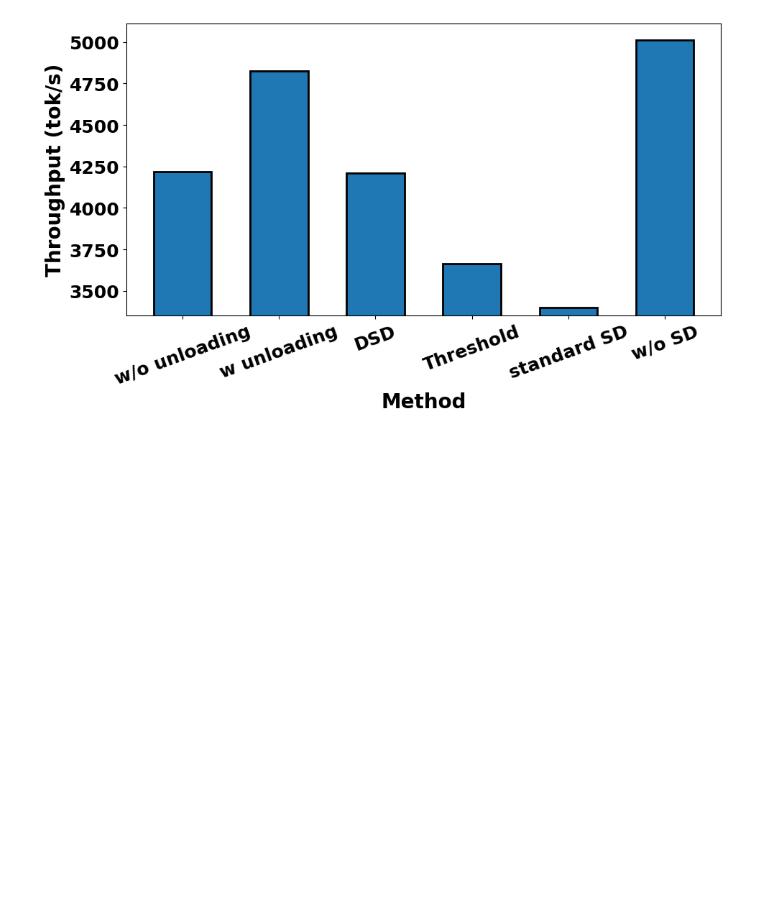
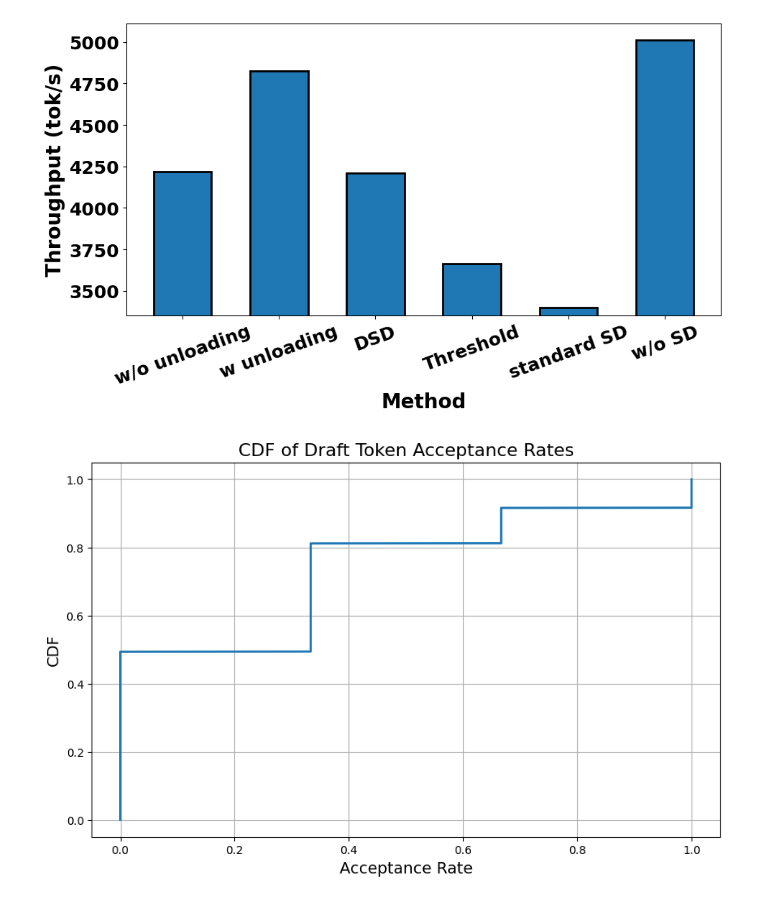
Before and after one commit to lihuahua123/vllm_speculative, a Jupyter notebook: exps/draw2.ipynb, the cells around one changed output. Drawn from its saved outputs; the diff is of its cells as text; code cells hidden in the pictures; blank space fills up the shorter version.

```diff
--- a/exps/draw2.ipynb
+++ b/exps/draw2.ipynb
@@ -772,3 +774,54 @@ plt.savefig('./figs/Ablation_experiment.pdf', dpi=400, bbox_inches='tight', pad_
 plt.show()
 # %% [output]
 [figure]
+# %%
+import pickle
+import os
+
+output_dir = "../confidence_history"
+
+# Load selected_target_probs
+with open(os.path.join(output_dir, "selected_target_probs.pkl"), "rb") as f:
+    selected_target_probs = pickle.load(f)
+
+# Load selected_draft_probs
+with open(os.path.join(output_dir, "selected_draft_probs.pkl"), "rb") as f:
+    selected_draft_probs = pickle.load(f)
+
+selected_target_probs_list = selected_target_probs
+selected_draft_probs_list = selected_draft_probs
+
+accpet = 0
+reject = 0
+accep_rates = []
+for step in range(len(selected_target_probs_list)):
+    for i in range(len(selected_target_probs_list[step])): # 遍历请求
+        accept_per_request = 0
+        accept_per_rquest_by_draft = 0
+        for j in range(len(selected_target_probs_list[step][i])): # 遍历草稿模型长度
+            if selected_target_probs_list[step][i][j] > 0 and selected_target_probs_list[step][i][j] == selected_draft_probs_list[step][i][j]:
+                accept_per_request += 1
+            if selected_draft_probs_list[step][i][j] > 0:
+                accept_per_rquest_by_draft += 1
+            # if selected_target_probs_list[step][i][j] > 0 and selected_target_probs_list[step][i][j] == selected_draft_probs_list[step][i][j]:
+            #     accpet += 1
+            #     accept_per_request += 1
+            # elif selected_draft_probs_list[step][i][j] > 0:
+            #     reject += 1
+            #     break
+        accep_rates.append(accept_per_request/accept_per_rquest_by_draft)
+# Plot CDF of acceptance rates
+import matplotlib.pyplot as plt
+import numpy as np
+plt.figure(figsize=(10, 6))
+sorted_rates = np.sort(accep_rates)
+yvals = np.arange(len(sorted_rates))/float(len(sorted_rates))
+plt.plot(sorted_rates, yvals, linewidth=2)
+plt.grid(True)
+plt.xlabel('Acceptance Rate', fontsize=14)
+plt.ylabel('CDF', fontsize=14)
+plt.title('CDF of Draft Token Acceptance Rates', fontsize=16)
+#plt.savefig('./figs/acceptance_rate_cdf.pdf', dpi=400, bbox_inches='tight')
+plt.show()
+# %% [output]
+[figure, added]
```
Also changed, not shown: parts of 3 cells of this notebook, 23 other files.
